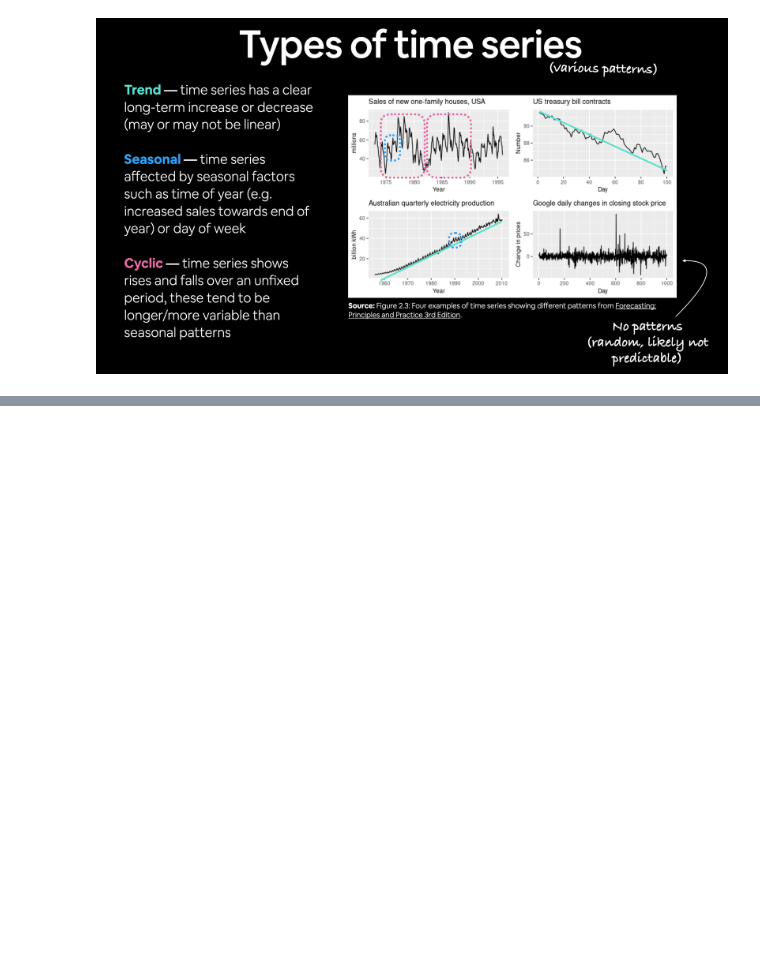
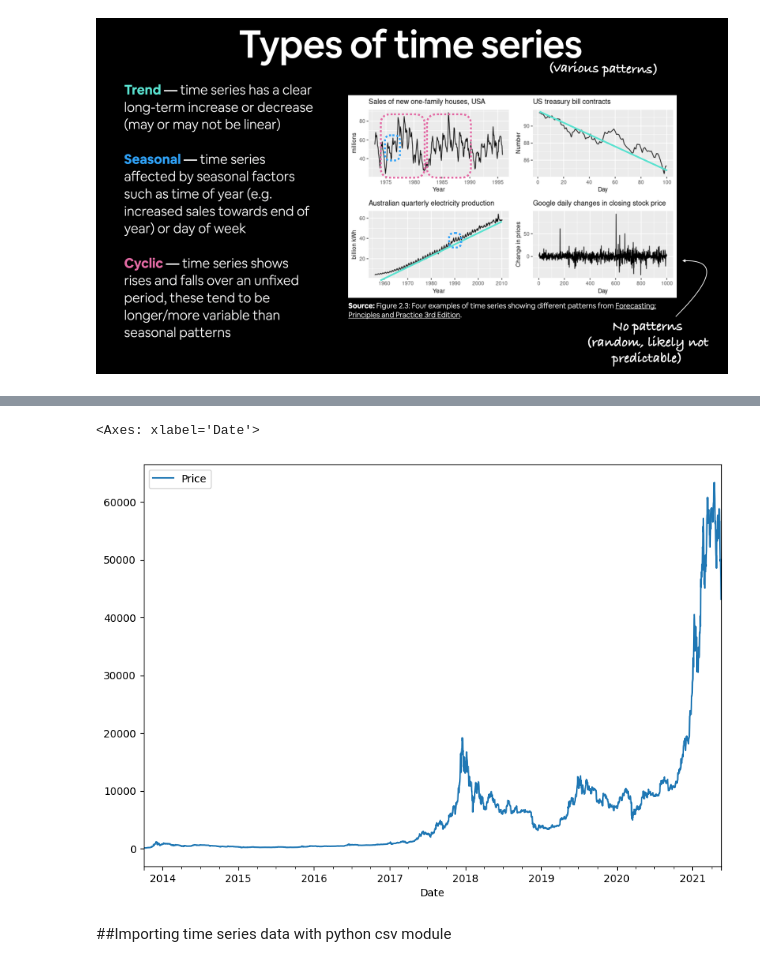
Before and after one commit to NITIN9694/TensorFlow-Learning, a Jupyter notebook: 11_time_series_forecasting_in_tensorflow.ipynb, the cells around one changed output, grey strips where cells are left out. Cells and saved outputs as stored; diff of their text form; code cells hidden in the pictures; blank space fills up the shorter version.

Commit message:
Read Csv plot the data

```diff
--- a/11_time_series_forecasting_in_tensorflow.ipynb
+++ b/11_time_series_forecasting_in_tensorflow.ipynb
@@ -76,3 +76,7 @@ Typically deep learning models usually like lots and lots data
 🔑 Note: The frequency at which a time series value is collected is often referred to as **seasonality**. This is usually mesaured in number of samples per year. For example, collecting the price of Bitcoin once per day would result in a time series with a seasonality of 365. Time series data collected with different seasonality values often exhibit seasonal patterns (e.g. electricity demand behing higher in Summer months for air conditioning than Winter months).
 # %% [markdown]
 ![image.png](embedded-picture-1)
+# %%
+#Only want closing price each date
+bitcoin_price =pd.DataFrame(df["Closing Price (USD)"]).rename(columns={"Closing Price (USD)":"Price"})
+bitcoin_price.head()
@@ -78,0 +91,8 @@ Typically deep learning models usually like lots and lots data
+# %%
+import matplotlib.pyplot as plt
+bitcoin_price.plot(figsize=(10,7))
+# %% [output]
+<Axes: xlabel='Date'>
+[figure, added]
+# %% [markdown]
+##Importing time series data with python csv module
```
Also changed, not shown: parts of 4 cells of this notebook.
